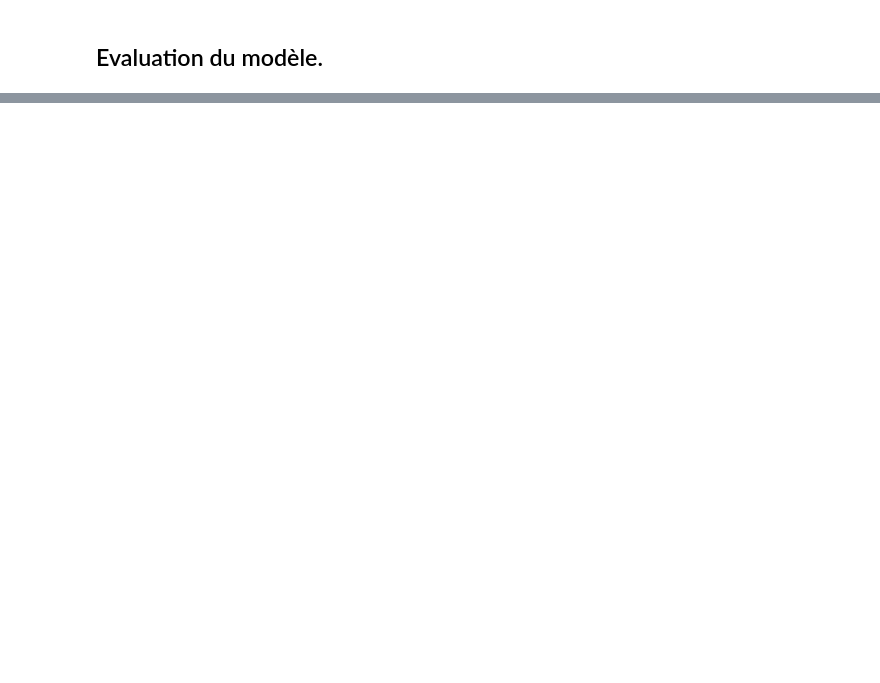
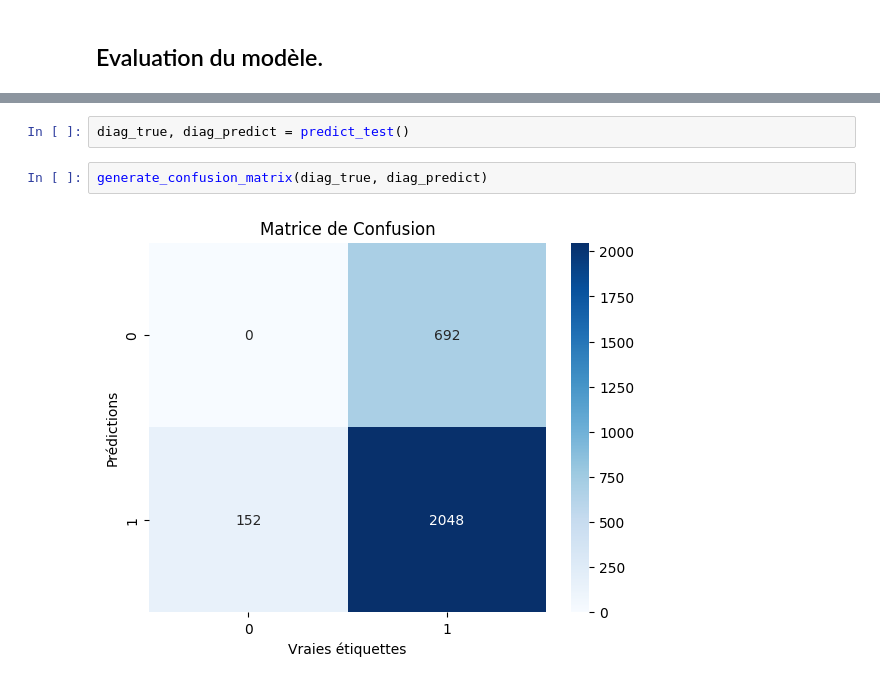
Before and after one commit to marcottemick/PCO, a Jupyter notebook: generate_model/train_model.ipynb, the cells around one changed output, grey strips where cells are left out. Drawn from its saved outputs; the diff is of its cells as text; blank space fills up the shorter version.

```diff
--- a/generate_model/train_model.ipynb
+++ b/generate_model/train_model.ipynb
@@ -445,0 +326,6 @@ Dans la mesure du possible, cette étude histologique fournit des informations s
+# %%
+diag_true, diag_predict = predict_test()
+# %%
+generate_confusion_matrix(diag_true, diag_predict)
+# %% [output]
+[figure, added]
```
Also changed, not shown: parts of 26 cells of this notebook, 21 other files.
